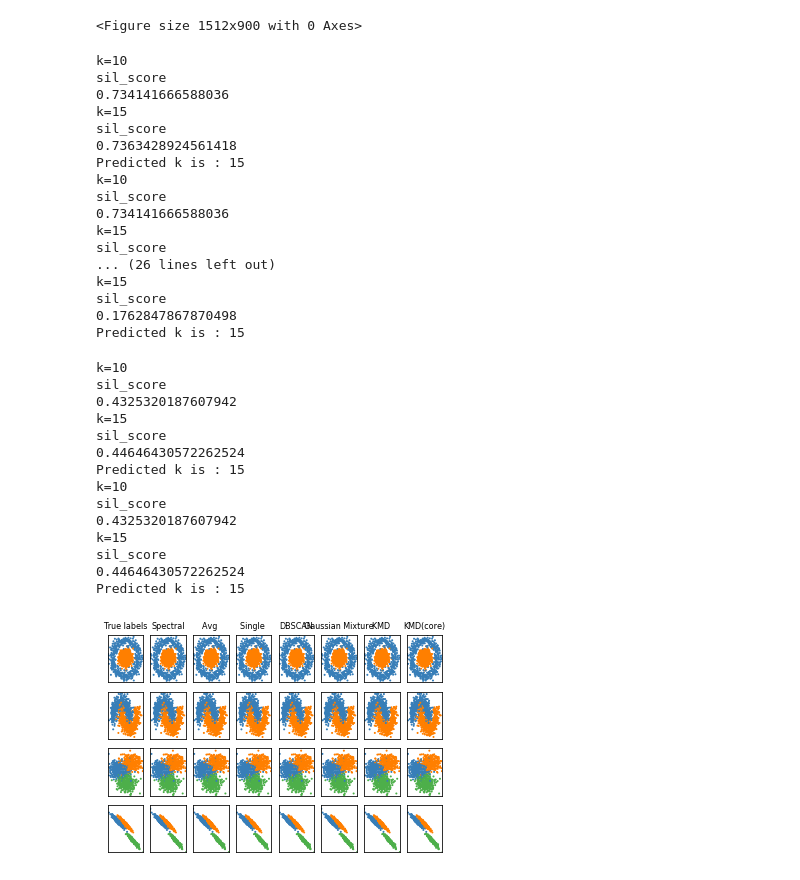
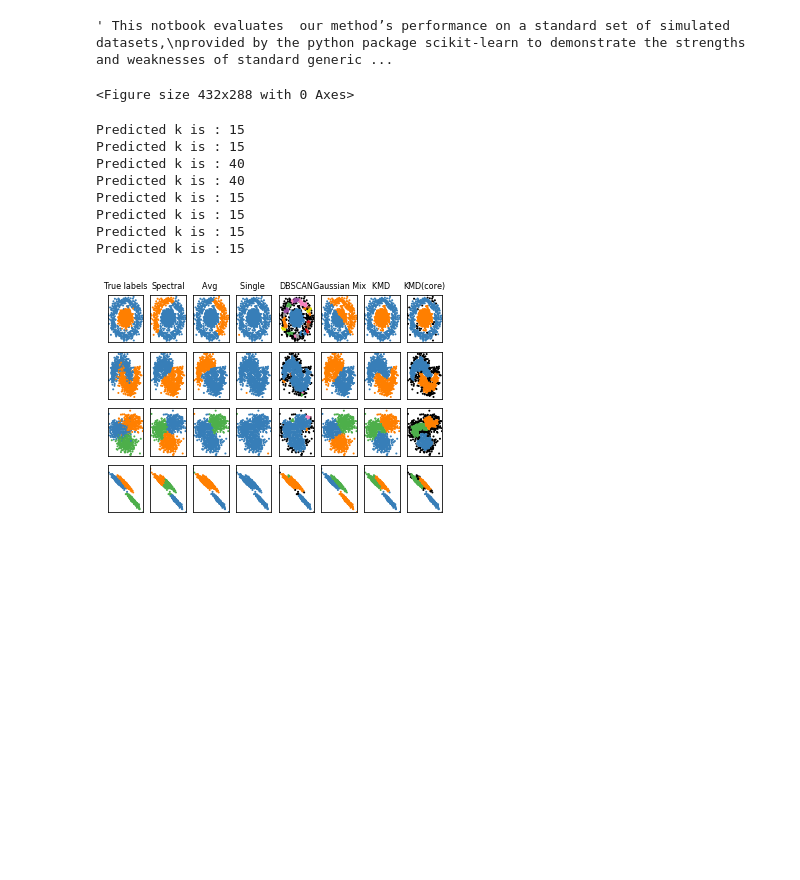
Before and after one commit to KaplanLab/KMDHierarchicalClustering, a Jupyter notebook: Toy_dataset_example.ipynb, the cells around one changed output. Cells and saved outputs as stored; diff of their text form; code cells hidden in the pictures; blank space fills up the shorter version.

```diff
--- a/Toy_dataset_example.ipynb
+++ b/Toy_dataset_example.ipynb
@@ -3 +1,7 @@
+# %%
+""" This notbook evaluates  our method’s performance on a standard set of simulated datasets,
+provided by the python package scikit-learn to demonstrate the strengths and weaknesses of standard generic
+clustering algorithms. The scikit-learn datasets consist of five two-dimensional clustering problems (nested circles, half moons, globular clusters, and anisotropic clusters)"""
+# %% [output]
+' This notbook evaluates  our method’s performance on a standard set of simulated datasets,\nprovided by the python package scikit-learn to demonstrate the strengths and weaknesses of standard generic ...
 # %%
@@ -41,7 +45,7 @@ default_base = {
                 'min_samples': 20,
                 'min_cluster_size': 0.1,
                 'k':'compute',
-                'k_scan_range' :(10,20,5)
+                'k_scan_range':(10,20,5),
                 }
 
 datasets = [
@@ -52,10 +56,10 @@ datasets = [
 ]
 # %%
 #Set up figure
-f =plt.figure(1,figsize=(9 * 2 + 3, 12.5))
+f =plt.figure(1)
 plot_num = 1
 # %% [output]
-<Figure size 1512x900 with 0 Axes>
+<Figure size 432x288 with 0 Axes>
 # %%
 # Iterate on all datasets
 for i_dataset, (dataset, algo_params) in enumerate(datasets):
@@ -73,15 +77,13 @@ for i_dataset, (dataset, algo_params) in enumerate(datasets):
     connectivity = 0.5 * (connectivity + connectivity.T)
 
     # Create cluster objects
-    HAC_single = cluster.AgglomerativeClustering(n_clusters=params['n_clusters'], linkage='single',connectivity=connectivity)
+    HAC_single = cluster.AgglomerativeClustering(n_clusters=params['n_clusters'], linkage='single')
     spectral = cluster.SpectralClustering(n_clusters=params['n_clusters'], eigen_solver='arpack',affinity="nearest_neighbors")
     dbscan = cluster.DBSCAN(eps=params['eps'])
     average_linkage = cluster.AgglomerativeClustering(linkage="average", n_clusters=params['n_clusters'])
     gmm = mixture.GaussianMixture( n_components=params['n_clusters'], covariance_type='full')
-    kmd = KMDLinkage(X, k=params['k'], n_clusters = params['n_clusters'], min_cluster_size = 50, affinity ='compute', certainty = 0.5,
-                             k_scan_range = params['k_scan_range'])
-    kmd_core = KMDLinkage(X, k=params['k'], n_clusters = params['n_clusters'], min_cluster_size = 50, affinity ='compute', certainty = 1,
-                                  k_scan_range = params['k_scan_range'])
+    kmd = KMDLinkage(X, k=params['k'], n_clusters = params['n_clusters'], min_cluster_size = 50, certainty = 0.5, k_scan_range = params['k_scan_range'])
+    kmd_core = KMDLinkage(X, k=params['k'], n_clusters = params['n_clusters'], min_cluster_size = 50, certainty = 1, k_scan_range = params['k_scan_range'])
 
     clustering_algorithms = (
         ('True labels',0),
@@ -89,70 +91,48 @@ for i_dataset, (dataset, algo_params) in enumerate(datasets):
         ('Avg ', average_linkage),
         ('Single ', HAC_single),
         ('DBSCAN', dbscan),
-        ('Gaussian Mixture', gmm),
+        ('Gaussian Mix', gmm),
         ('KMD ' ,kmd),
         ('KMD(core)', kmd_core)
     )
 
         # cluster each dataset
     for name, algorithm in clustering_algorithms:
         if algorithm != 0:
                 algorithm.fit(X)
+                if hasattr(algorithm, 'labels_'):
+                    y_pred = algorithm.labels_.astype(np.int)
+                else:
+                    y_pred = algorithm.predict(X)
         elif name == 'True labels':
             y_pred= y
-        elif hasattr(algorithm, 'labels_'):
-            y_pred = algorithm.labels_.astype(np.int)
-        else:
-            y_pred = algorithm.predict(X)
+
 
         core_idx = y_pred != -1
         y_pred_eval = y_pred[core_idx]
         y_eval = y[core_idx]
 
         plt.subplot(len(datasets), len(clustering_algorithms) , plot_num)
 
         if i_dataset == 0:
             plt.title(name, size=8)
 
         colors = np.array(list(islice(cycle(['#377eb8', '#ff7f00', '#4daf4a','#f781bf', '#a65628', '#984ea3','#999999', '#e41a1c', '#dede00']),int(max(y_pred) + 1))))
         # add black color for outliers (if any)
         colors = np.append(colors, ["#000000"])
         plt.scatter(X[:, 0], X[:, 1], s=1, color=colors[y_pred])
         plt.xlim(-2.5, 2.5)
         plt.ylim(-2.5, 2.5)
         plt.xticks(())
         plt.yticks(())
         plot_num += 1
 # %% [output]
-k=10
-sil_score
-0.734141666588036
-k=15
-sil_score
-0.7363428924561418
 Predicted k is : 15
-k=10
-sil_score
-0.734141666588036
-k=15
-sil_score
-... (26 lines left out)
-k=15
-sil_score
-0.1762847867870498
 Predicted k is : 15
+Predicted k is : 40
+Predicted k is : 40
+Predicted k is : 15
+Predicted k is : 15
+Predicted k is : 15
+Predicted k is : 15
-k=10
-sil_score
-0.4325320187607942
-k=15
-sil_score
-0.44646430572262524
-Predicted k is : 15
-k=10
-sil_score
-0.4325320187607942
-k=15
-sil_score
-0.44646430572262524
-Predicted k is : 15
-[figure, old version]
+[figure, new version]
```
Also changed, not shown: parts of 2 cells of this notebook, 1 other file.
